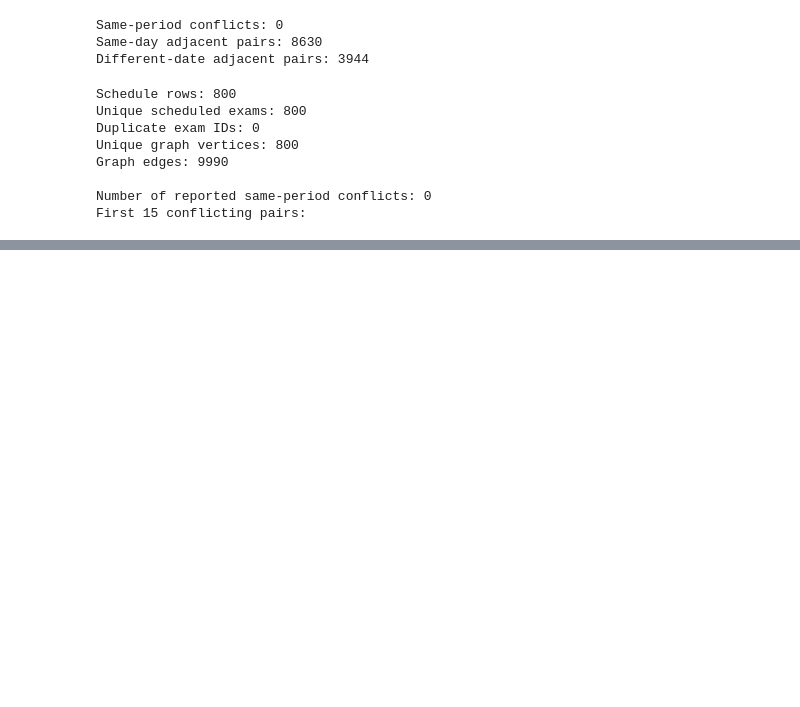
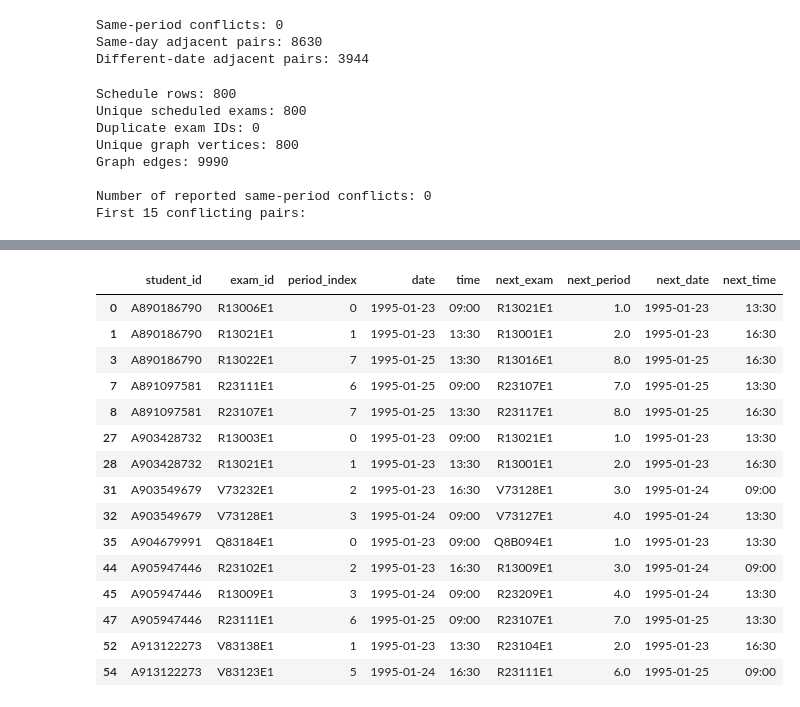
Before and after one commit to PHGNKavindya/adaptive-exam-timetabling, a Jupyter notebook: src/04_baseline_algorithms.ipynb, the cells around one changed output, grey strips where cells are left out. Saved outputs shown, nothing was run; the diff lists cells and outputs as text; code cells hidden in the pictures; blank space fills up the shorter version.

Commit message:
Calculate consecutive-exam spacing metrics

```diff
--- a/src/04_baseline_algorithms.ipynb
+++ b/src/04_baseline_algorithms.ipynb
@@ -1071,0 +1228,64 @@ First 15 conflicting pairs:
+# %%
+# Normalize enrolment exam IDs to match scheduled exam IDs
+
+schedule_exam_ids = set(dsatur_schedule["exam_id"])
+
+def normalize_exam_id(exam_id):
+    if exam_id in schedule_exam_ids:
+        return exam_id
+
+    candidate = f"{exam_id}1"
+    if candidate in schedule_exam_ids:
+        return candidate
+
+    # Preserve the special mapping established during dataset validation
+    if exam_id == "K1AHWAE":
+        candidate = "K1AHWAE2"
+        if candidate in schedule_exam_ids:
+            return candidate
+
+    return None
+
+
+pairs_df = pd.DataFrame(
+    student_exam_pairs,
+    columns=["student_id", "original_exam_id"]
+).drop_duplicates()
+
+pairs_df["exam_id"] = pairs_df["original_exam_id"].map(normalize_exam_id)
+
+unmatched = pairs_df["exam_id"].isna()
+print("Unique student-exam pairs:", len(pairs_df))
+print("Unmatched pairs:", int(unmatched.sum()))
+
+# Keep only successfully matched exam IDs
+pairs_df = pairs_df.dropna(subset=["exam_id"]).drop(
+    columns=["original_exam_id"]
+)
+
+pairs_df = pairs_df.merge(
+    dsatur_schedule[["exam_id", "period_index", "date", "time"]],
+    on="exam_id",
+    how="inner"
+)
+
+pairs_df = pairs_df.sort_values(
+    ["student_id", "period_index"]
+).reset_index(drop=True)
+
+grouped = pairs_df.groupby("student_id")
+pairs_df["next_exam"] = grouped["exam_id"].shift(-1)
+pairs_df["next_period"] = grouped["period_index"].shift(-1)
+pairs_df["next_date"] = grouped["date"].shift(-1)
+pairs_df["next_time"] = grouped["time"].shift(-1)
+
+consecutive_pairs = pairs_df[
+    pairs_df["next_exam"].notna()
+    & (pairs_df["next_period"] == pairs_df["period_index"] + 1)
+].copy()
+
+print("\nMatched student-exam records:", len(pairs_df))
+print("Adjacent-period student exam pairs:", len(consecutive_pairs))
+
+display(consecutive_pairs.head(15))
+# %% [output]
@@ -1071,0 +1297,16 @@ First 15 conflicting pairs:
+|  | student_id | exam_id | period_index | date | time | next_exam | next_period | next_date | next_time |
+| 0 | A890186790 | R13006E1 | 0 | 1995-01-23 | 09:00 | R13021E1 | 1.0 | 1995-01-23 | 13:30 |
+| 1 | A890186790 | R13021E1 | 1 | 1995-01-23 | 13:30 | R13001E1 | 2.0 | 1995-01-23 | 16:30 |
+| 3 | A890186790 | R13022E1 | 7 | 1995-01-25 | 13:30 | R13016E1 | 8.0 | 1995-01-25 | 16:30 |
+| 7 | A891097581 | R23111E1 | 6 | 1995-01-25 | 09:00 | R23107E1 | 7.0 | 1995-01-25 | 13:30 |
+| 8 | A891097581 | R23107E1 | 7 | 1995-01-25 | 13:30 | R23117E1 | 8.0 | 1995-01-25 | 16:30 |
+| 27 | A903428732 | R13003E1 | 0 | 1995-01-23 | 09:00 | R13021E1 | 1.0 | 1995-01-23 | 13:30 |
+| 28 | A903428732 | R13021E1 | 1 | 1995-01-23 | 13:30 | R13001E1 | 2.0 | 1995-01-23 | 16:30 |
+| 31 | A903549679 | V73232E1 | 2 | 1995-01-23 | 16:30 | V73128E1 | 3.0 | 1995-01-24 | 09:00 |
+| 32 | A903549679 | V73128E1 | 3 | 1995-01-24 | 09:00 | V73127E1 | 4.0 | 1995-01-24 | 13:30 |
+| 35 | A904679991 | Q83184E1 | 0 | 1995-01-23 | 09:00 | Q8B094E1 | 1.0 | 1995-01-23 | 13:30 |
+| 44 | A905947446 | R23102E1 | 2 | 1995-01-23 | 16:30 | R13009E1 | 3.0 | 1995-01-24 | 09:00 |
+| 45 | A905947446 | R13009E1 | 3 | 1995-01-24 | 09:00 | R23209E1 | 4.0 | 1995-01-24 | 13:30 |
+| 47 | A905947446 | R23111E1 | 6 | 1995-01-25 | 09:00 | R23107E1 | 7.0 | 1995-01-25 | 13:30 |
+| 52 | A913122273 | V83138E1 | 1 | 1995-01-23 | 13:30 | R23104E1 | 2.0 | 1995-01-23 | 16:30 |
+| 54 | A913122273 | V83123E1 | 5 | 1995-01-24 | 16:30 | R23111E1 | 6.0 | 1995-01-25 | 09:00 |
```
Also changed, not shown: parts of 33 cells of this notebook.
